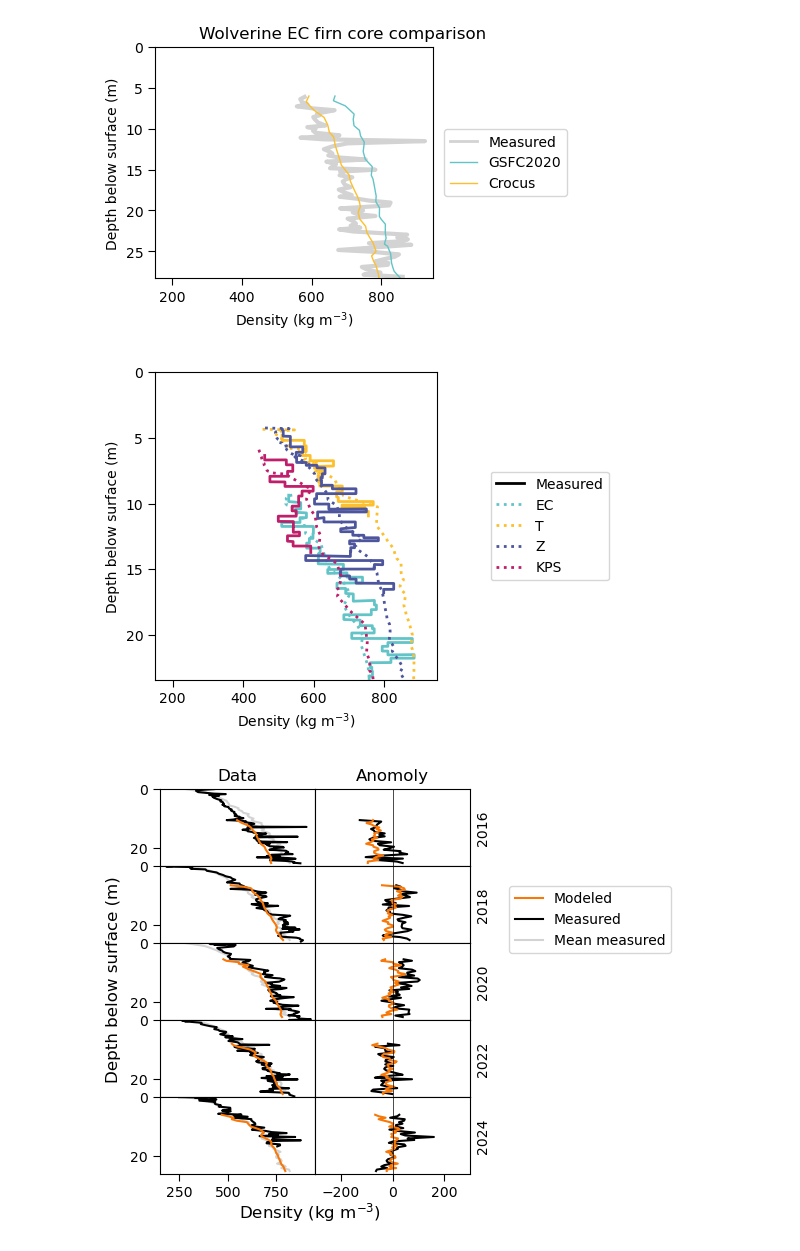
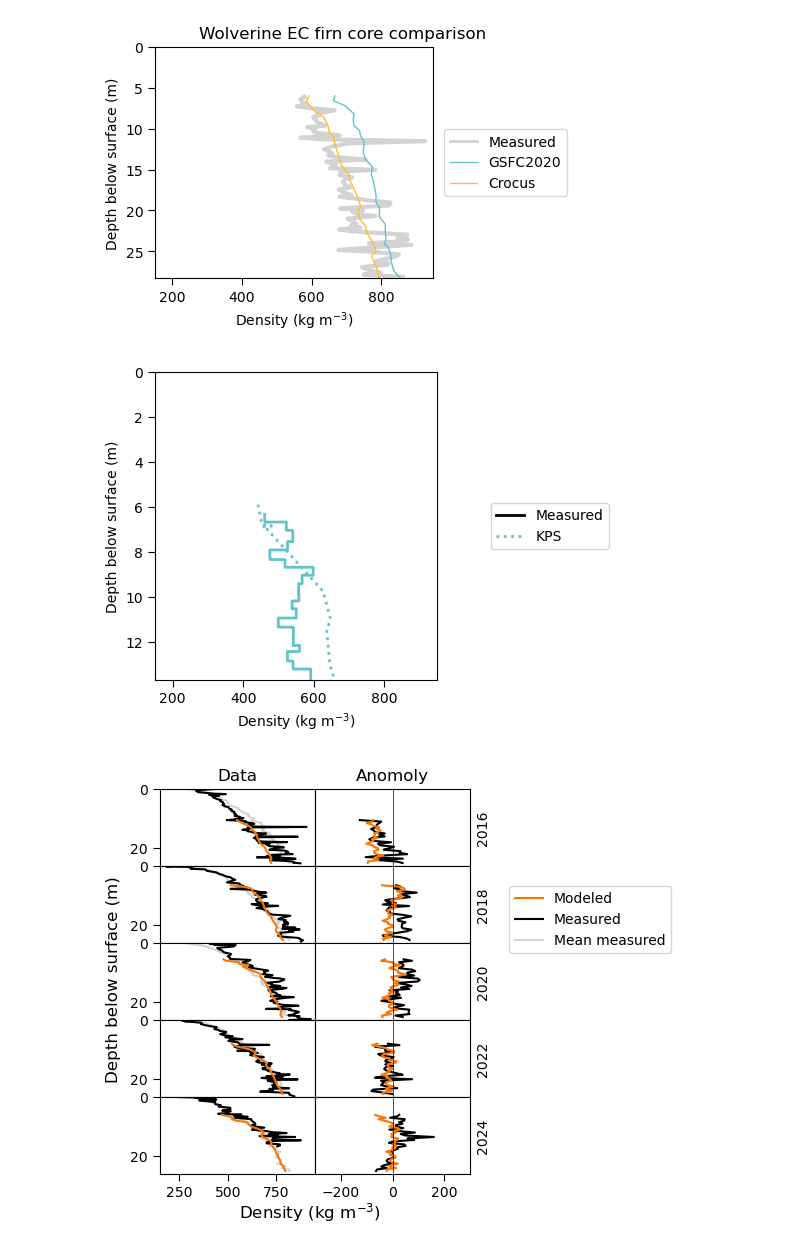
Before and after one commit to clairevwilson/CommunityFirnModel, a Jupyter notebook: CFM_main/firn_project.ipynb, the cells around one changed output. Cells and saved outputs as stored; diff of their text form; code cells hidden in the pictures.

```diff
--- a/CFM_main/firn_project.ipynb
+++ b/CFM_main/firn_project.ipynb
@@ -127,38 +90,39 @@ for site in ['EC']: #
 # %%
 # ALL SITES SIMPLE FIGURE
 all_measured = []
 all_modeled = []
-rho = 1
-for site in sites:
+string = 'noqm'
+sites_compare = ['KPS']
+for site in sites_compare:
     # measured
     glacier = 'wolverine' if site == 'EC' else 'kahiltna' if site == 'KPS' else 'gulkana'
     date = dates_wolverine_spring[-1] if site == 'EC' else dates_kahiltna_spring[-1] if site == 'KPS' else '2025_04_20'
     density_meas, layer_tops, layer_bottoms = get_density_measured(site, date)
 
     # modeled
-    cfm_fn_dict = {'Z':f'{glacier}{site}/{glacier}{site}_{rho}_0/CFMresults.hdf5',
-                   'T':f'{glacier}{site}/{glacier}{site}_1.1_0/CFMresults.hdf5',
-                   'EC':f'{glacier}{site}/{glacier}{site}_{rho}_0/CFMresults.hdf5',
-                   'KPS':f'{glacier}{site}/{glacier}{site}_{rho}_0/CFMresults.hdf5'}
+    cfm_fn_dict = {'Z':f'{glacier}{site}/{glacier}{site}_{string}/CFMresults.hdf5',
+                   'T':f'{glacier}{site}/{glacier}{site}_{string}/CFMresults.hdf5',
+                   'EC':f'{glacier}{site}/{glacier}{site}_{string}/CFMresults.hdf5',
+                   'KPS':f'{glacier}{site}/{glacier}{site}_{string}/CFMresults.hdf5'}
     cfm_fn = cfm_fn_dict[site]
     density_mod, depth_mod = get_var_modeled(out_fp + cfm_fn, date, 'density')
 
     # get depth of seasonal snow
     snow_df = pd.read_csv(f'../Data/cores/{glacier}/{glacier}{site}_snowdepth.csv')
     min_depth = snow_df.loc[snow_df['date'] == date, 'snowdepth'].values
     density_meas = density_meas[layer_tops >= min_depth]
     layer_bottoms = layer_bottoms[layer_tops >= min_depth]
     layer_tops = layer_tops[layer_tops >= min_depth]
     density_mod = density_mod[depth_mod >= min_depth]
     depth_mod = depth_mod[depth_mod >= min_depth]
 
     # simple_plot(site, (density_meas, layer_bottoms, layer_tops), (density_mod, depth_mod))
     all_measured.append((density_meas, layer_bottoms, layer_tops))
     all_modeled.append((density_mod, depth_mod))
 
-compare_sites(all_measured, all_modeled, sites)
+compare_sites(all_measured, all_modeled, sites_compare)
 # %% [output]
-[figure, old version]
+[figure, new version]
 # %%
 # WOLVERINE ALL YEARS
 site = 'EC'
```
Also changed, not shown: parts of 7 cells of this notebook, 4 other files.
